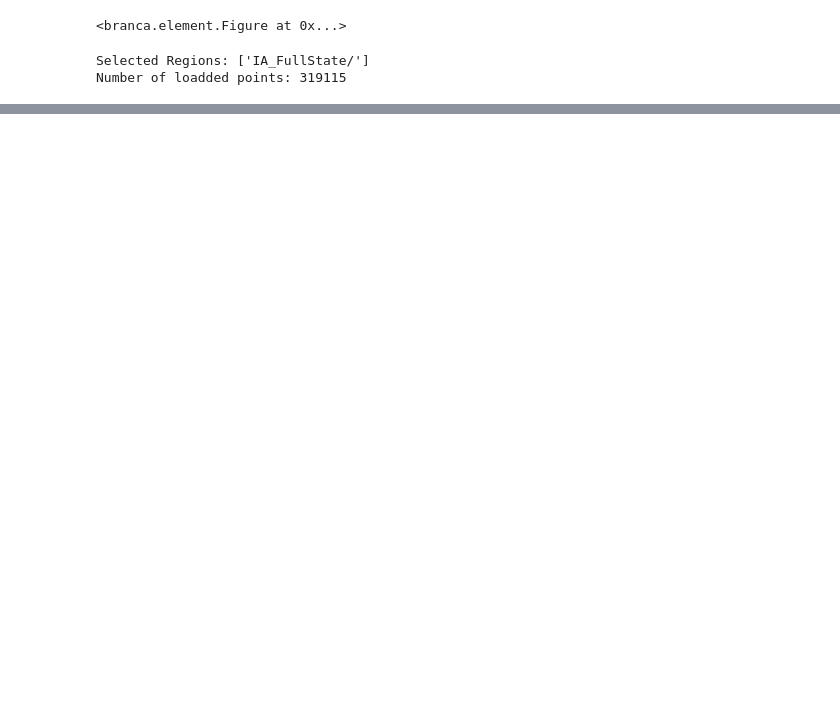
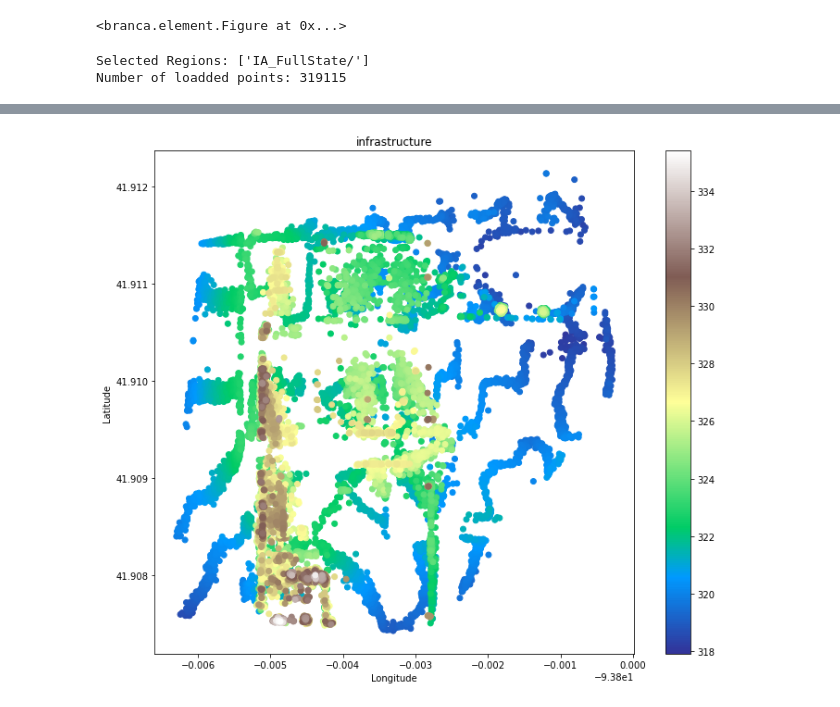
Before and after one commit to fbagire/agri_techLIDAR, a Jupyter notebook: notebooks/example.ipynb, the cells around one changed output, grey strips where cells are left out. Saved outputs shown, nothing was run; the diff lists cells and outputs as text; code cells hidden in the pictures; blank space fills up the shorter version.

```diff
--- a/notebooks/example.ipynb
+++ b/notebooks/example.ipynb
@@ -58,0 +76,6 @@ prepdf.plot_heatmap(geo_df, "infrastructure", save_path+"/image1.png")
+# %%
+# ploting the new points
+
+prepdf.plot_heatmap(gr_df, "infrastructure", save_path+"/image2.png")
+# %% [output]
+[figure, added]
```
Also changed, not shown: parts of 10 cells of this notebook, 6 other files.
